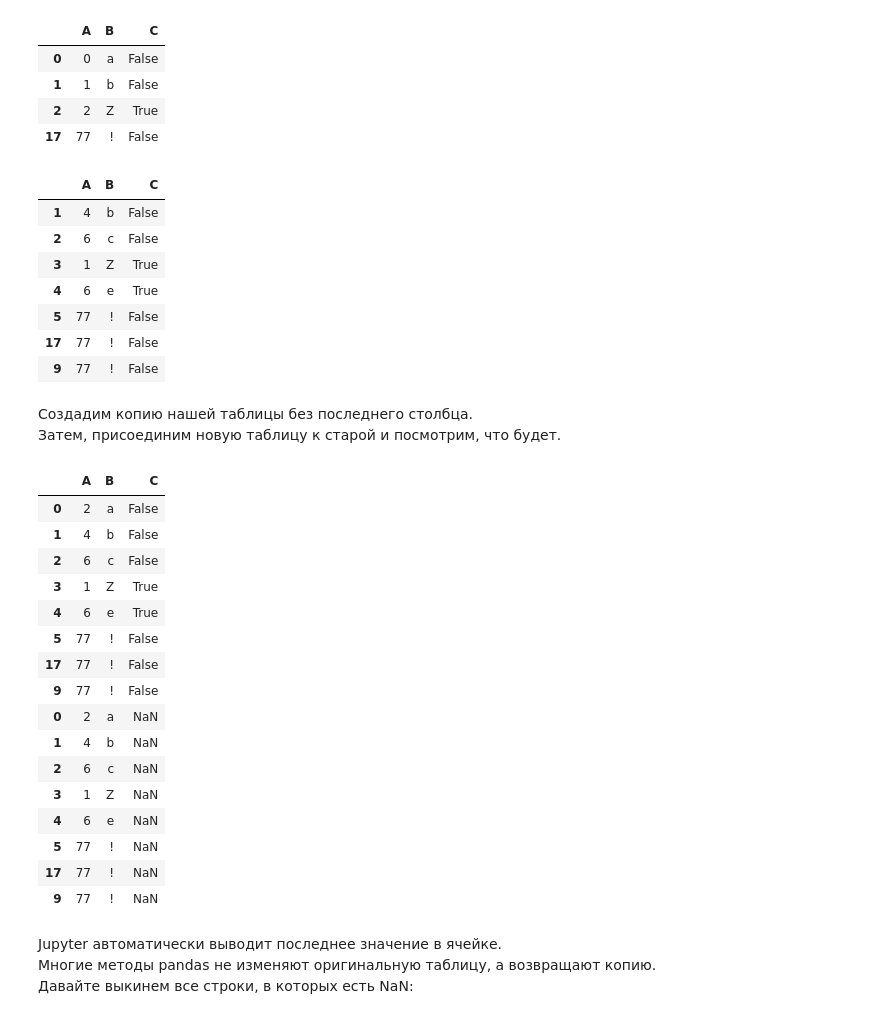
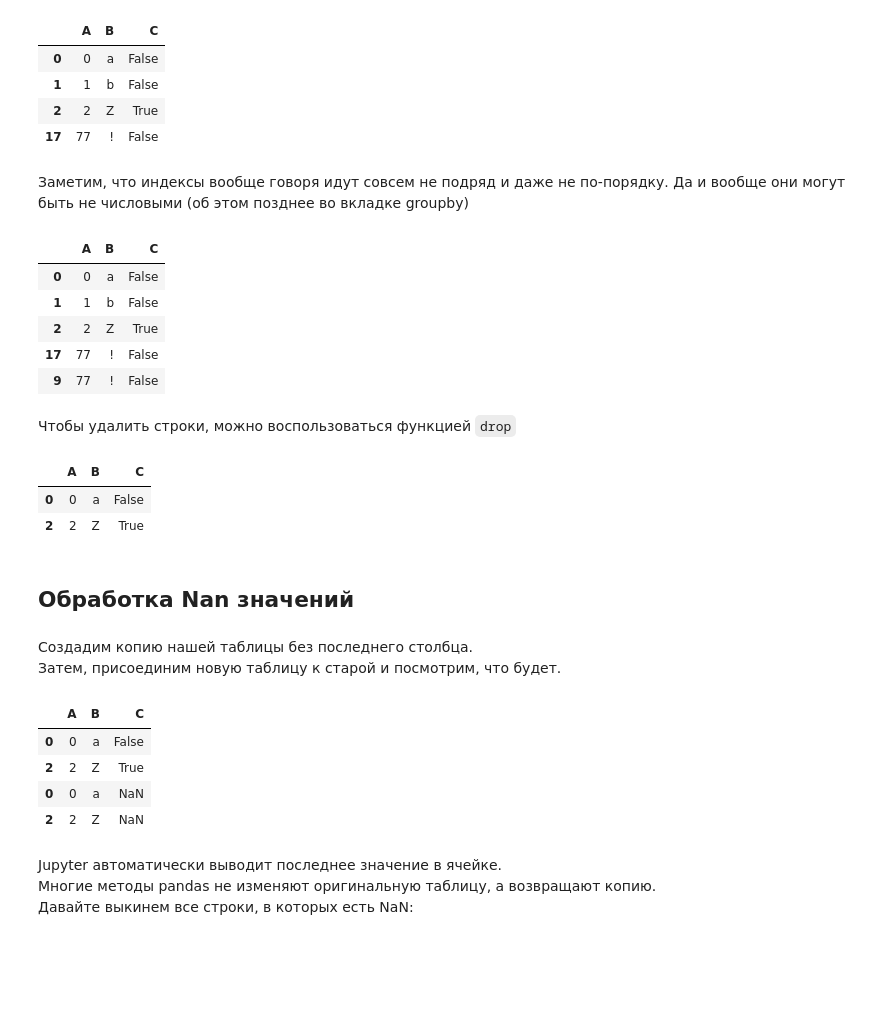
Before and after one commit to samstikhin/mlmathmech, a Jupyter notebook: sem02/Pandas.ipynb, the cells around one changed output. Cells and saved outputs as stored; diff of their text form; code cells hidden in the pictures; blank space fills up the shorter version.

```diff
--- a/sem02/Pandas.ipynb
+++ b/sem02/Pandas.ipynb
@@ -187,8 +203,8 @@ Name: A, dtype: int64
 # %% [markdown]
 Можем изменять элементы, обращаясь к ним через `at` и присваивая значение:
 # %%
-df2.at[2, 'B'] = 'Z'
-df2
+df.at[2, 'B'] = 'Z'
+df
 # %% [output]
 |  | A | B | C |
 | 0 | 0 | a | False |
@@ -198,51 +214,50 @@ df2
 С помощью loc можно изменять сразу всю строку.
 И даже создавать новые, смотрите:
 # %%
-df2.loc[17] = [77, '!', False]
-df2
+df.loc[17] = [77, '!', False]
+df
 # %% [output]
 |  | A | B | C |
 | 0 | 0 | a | False |
 | 1 | 1 | b | False |
 | 2 | 2 | Z | True |
 | 17 | 77 | ! | False |
+# %% [markdown]
+Заметим, что индексы вообще говоря идут совсем не подряд и даже не по-порядку. Да и вообще они могут быть не числовыми (об этом позднее во вкладке groupby)
 # %%
-df2.loc[9] = [77, '!', False]
-df2[1:100]
+df.loc[9] = [77, '!', False]
+df
 # %% [output]
 |  | A | B | C |
-| 1 | 4 | b | False |
-| 2 | 6 | c | False |
-| 3 | 1 | Z | True |
-| 4 | 6 | e | True |
-| 5 | 77 | ! | False |
+| 0 | 0 | a | False |
+| 1 | 1 | b | False |
+| 2 | 2 | Z | True |
 | 17 | 77 | ! | False |
 | 9 | 77 | ! | False |
+# %% [markdown]
+Чтобы удалить строки, можно воспользоваться функцией `drop`
+# %%
+df = df.drop([1,9,17])
+df
+# %% [output]
+|  | A | B | C |
+| 0 | 0 | a | False |
+| 2 | 2 | Z | True |
+# %% [markdown]
+## Обработка Nan значений
 # %% [markdown]
 Создадим копию нашей таблицы без последнего столбца.
 Затем, присоединим новую таблицу к старой и посмотрим, что будет.
 # %%
-df3 = df2.copy().loc[:, ['A', 'B']]
-df3 = df2.append(df3)
-df3
+df_copy = df.copy().loc[:, ['A', 'B']]
+df_copy = df.append(df_copy)
+df_copy
 # %% [output]
 |  | A | B | C |
-| 0 | 2 | a | False |
-| 1 | 4 | b | False |
-| 2 | 6 | c | False |
-| 3 | 1 | Z | True |
-| 4 | 6 | e | True |
-| 5 | 77 | ! | False |
-| 17 | 77 | ! | False |
-| 9 | 77 | ! | False |
-| 0 | 2 | a | NaN |
-| 1 | 4 | b | NaN |
-| 2 | 6 | c | NaN |
-| 3 | 1 | Z | NaN |
-| 4 | 6 | e | NaN |
-| 5 | 77 | ! | NaN |
-| 17 | 77 | ! | NaN |
-| 9 | 77 | ! | NaN |
+| 0 | 0 | a | False |
+| 2 | 2 | Z | True |
+| 0 | 0 | a | NaN |
+| 2 | 2 | Z | NaN |
 # %% [markdown]
 Jupyter автоматически выводит последнее значение в ячейке.
 Многие методы pandas не изменяют оригинальную таблицу, а возвращают копию.
```
Also changed, not shown: parts of 27 cells of this notebook, 3 other files.
